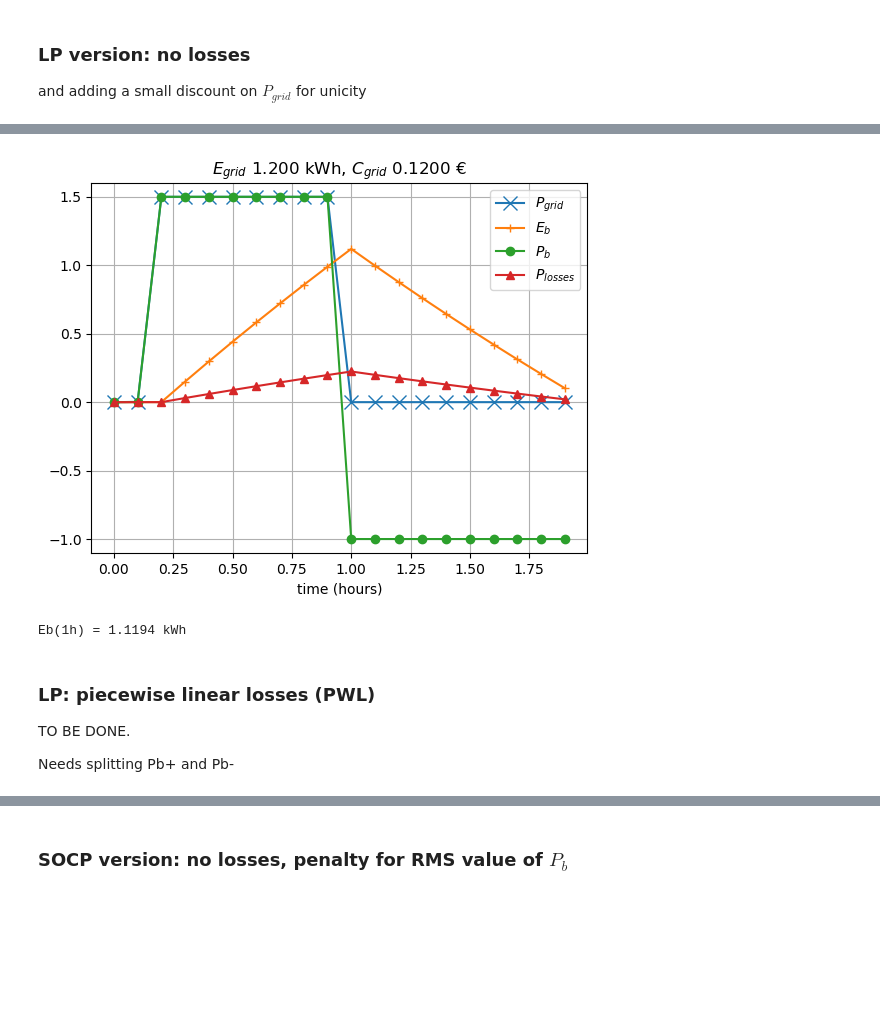
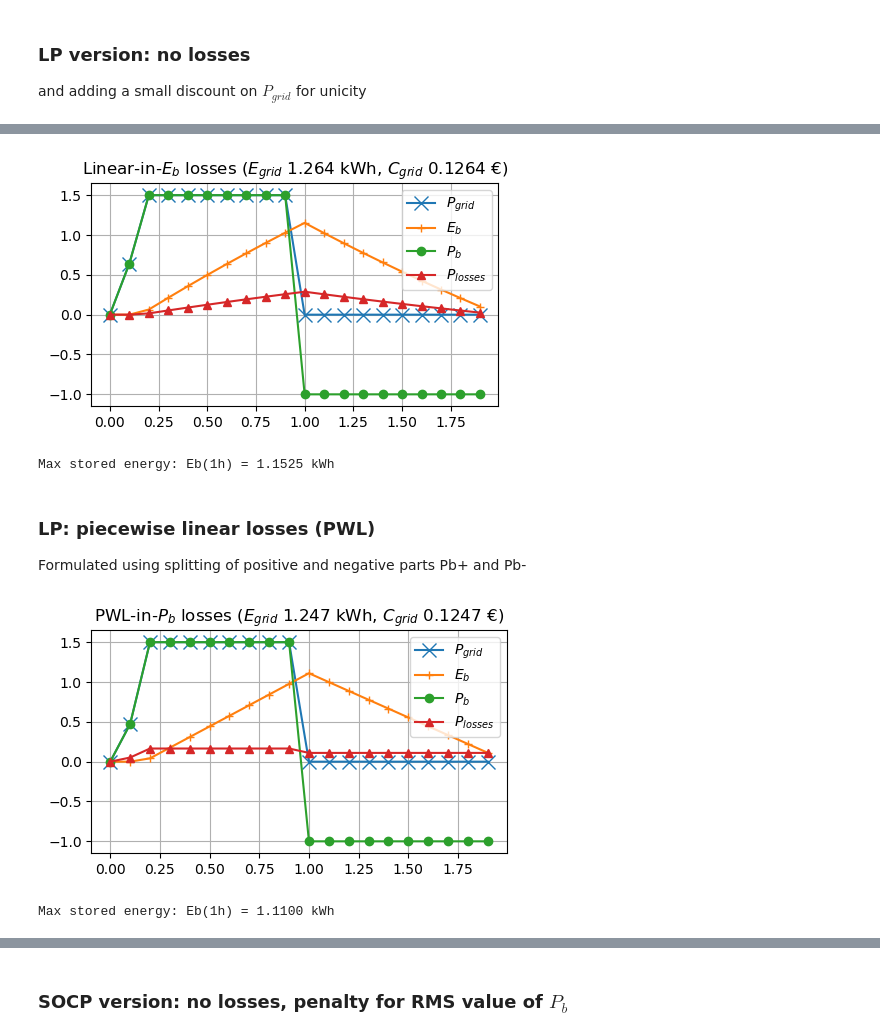
Before and after one commit to pierre-haessig/convex-storage-loss, a Jupyter notebook: Energy_management_Convex_losses.ipynb, the cells around one changed output, grey strips where cells are left out. Drawn from its saved outputs; the diff is of its cells as text; code cells hidden in the pictures; blank space fills up the shorter version.

```diff
--- a/Energy_management_Convex_losses.ipynb
+++ b/Energy_management_Convex_losses.ipynb
@@ -191,19 +229,17 @@ Indeed, there is an interest to delay recharge as much as possible.
 m = arbritrage_base(ECOS.Optimizer)
 
 # discharge proportional to storage energy:
-@constraint(m, losses, m[:P_losses] .== 0.2*m[:Eb][1:end-1])
+@constraint(m, losses, m[:P_losses] .== 0.25*m[:Eb][1:end-1])
 
 optimize!(m)
 
-arbitrage_plot(m)
+arbitrage_plot(m, "Linear-in-\$E_b\$ losses")
 
-@printf("Eb(1h) = %.4f kWh", value(m[:Eb][n÷2+1]))
+@printf("Max stored energy: Eb(1h) = %.4f kWh", value(m[:Eb][n÷2+1]))
 # %% [output]
-[figure, old version]
+[figure, new version]
-Eb(1h) = 1.1194 kWh
+Max stored energy: Eb(1h) = 1.1525 kWh
 # %% [markdown]
 ### LP: piecewise linear losses (PWL)
 
-TO BE DONE.
-
-Needs splitting Pb+ and Pb-
+Formulated using splitting of positive and negative parts Pb+ and Pb-
@@ -211,0 +246,20 @@ Needs splitting Pb+ and Pb-
+# %%
+m = arbritrage_base(ECOS.Optimizer, split_Pb=true)
+
+# PWL losses
+c = 0.11
+@constraint(m, losses, m[:P_losses] .== c*m[:Pb_pos] + c*m[:Pb_neg])
+
+seq0_1 = (0:n-1)/(n-1) # increasing sequence from 0 to 1 on k=1:n
+discount = (1 .- seq0_1) * 1e-5
+
+# Redefine the objective to add the penalty:
+@objective(m, Min, m[:C_grid] + sum(m[:P_grid] .* discount))
+
+optimize!(m)
+
+arbitrage_plot(m, "PWL-in-\$P_b\$ losses")
+@printf("Max stored energy: Eb(1h) = %.4f kWh", value(m[:Eb][n÷2+1]))
+# %% [output]
+[figure, added]
+Max stored energy: Eb(1h) = 1.1100 kWh
```
Also changed, not shown: parts of 12 cells of this notebook.
